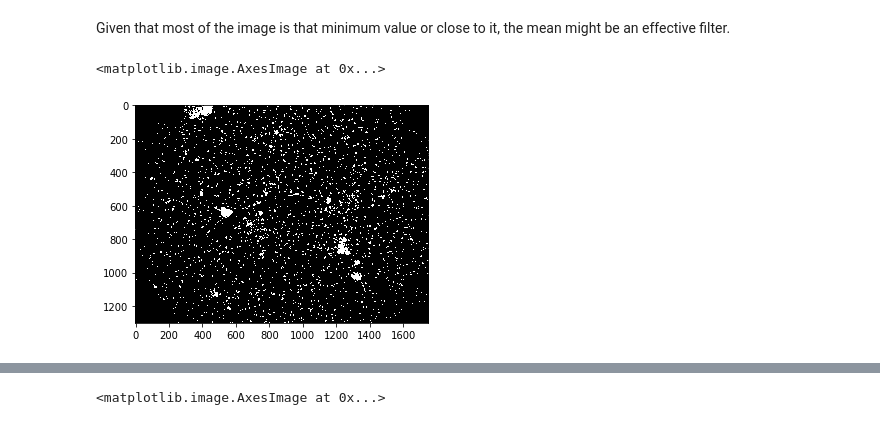
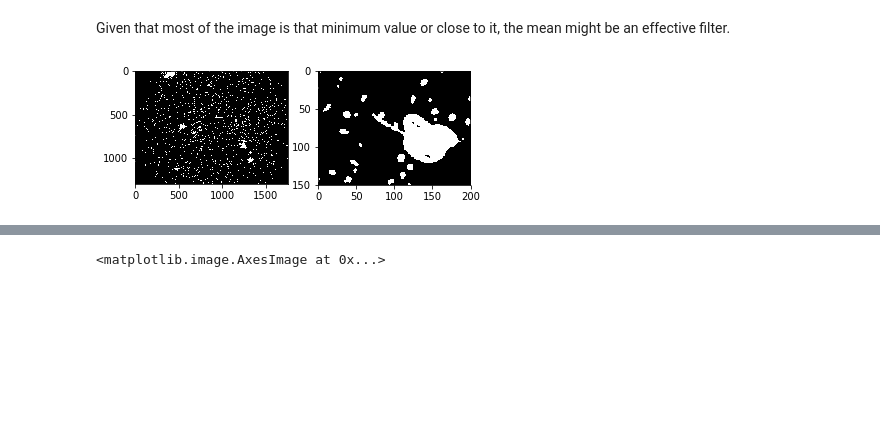
Before and after one commit to eor314/pogo_bioobs19_imaging, a Jupyter notebook: mod2_region_finding.ipynb, the cells around one changed output, grey strips where cells are left out. Saved outputs shown, nothing was run; the diff lists cells and outputs as text; code cells hidden in the pictures; blank space fills up the shorter version.

```diff
--- a/mod2_region_finding.ipynb
+++ b/mod2_region_finding.ipynb
@@ -72,8 +74,11 @@ Given that most of the image is that minimum value or close to it, the mean migh
 # %%
 # use numpy to select the pixels and scale it
 img_thresh = np.where(img_gray < np.mean(img_gray), 0., 1.0)
 
-plt.imshow(img_thresh, cmap='gray')
+# this time plot the whole image and the subregion next to each other
+fig, ax = plt.subplots(1, 2)  # subplots allow defining two sets of axes
+ax[0].imshow(img_thresh, cmap='gray') # they can then be accessed numerically
+ax[1].imshow(img_thresh[550:700, 400:600], cmap='gray')
+plt.show()
 # %% [output]
-<matplotlib.image.AxesImage at 0x...>
-[figure, old version]
+[figure, new version]
```
Also changed, not shown: parts of 36 cells of this notebook.
